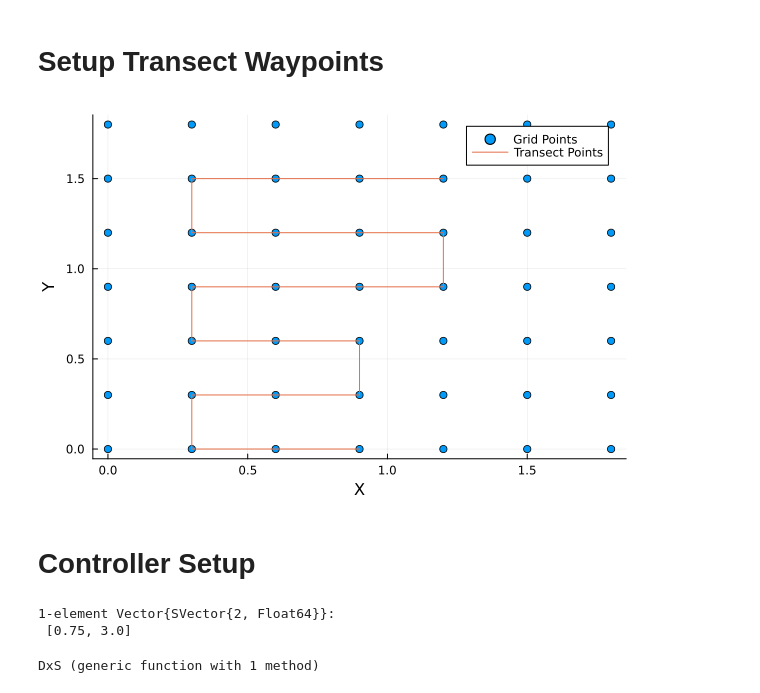
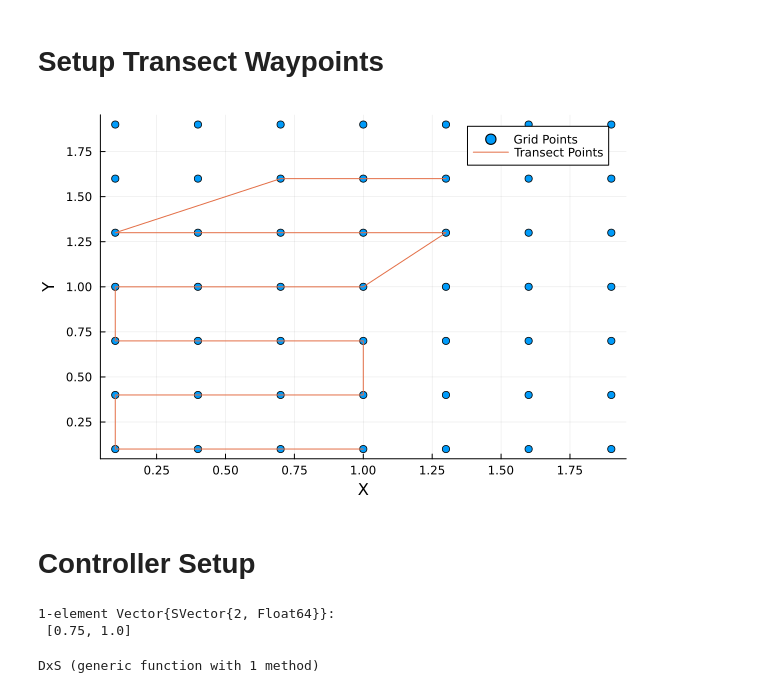
Before and after one commit to dasc-lab/adaptive-ocean-exploration-sim, a Jupyter notebook: lakedata_sim/20241115_transect.ipynb, the cells around one changed output. Saved outputs shown, nothing was run; the diff lists cells and outputs as text; code cells hidden in the pictures.

Commit message:
Working transect sim

```diff
--- a/lakedata_sim/20241115_transect.ipynb
+++ b/lakedata_sim/20241115_transect.ipynb
@@ -125,14 +125,14 @@ Plots.AnimatedGif("C:\\Users\\kavin\\AppData\\Local\\Temp\\jl_XA54R8lcvI.gif")
 # %% [markdown]
 # Setup Transect Waypoints
 # %%
-transect_xs = 0:0.3:2;
-transect_ys = 0:0.3:2;
+transect_xs = 0.1:0.3:2;
+transect_ys = 0.1:0.3:2;
 pts = vec([[x, y] for x in transect_xs, y in transect_ys]);
 transect_pts = Transects.create_points(pts);
 scatter([p[1] for p in pts], [p[2] for p in pts], label="Grid Points", xlabel="X", ylabel="Y")
 plot!([p[1] for p in transect_pts], [p[2] for p in transect_pts], label="Transect Points")
 # %% [output]
-[figure, old version]
+[figure, new version]
 # %% [markdown]
 # Controller Setup
 # %%
@@ -144,10 +144,10 @@ ngp_grid_y = ys
 ngpkf_grid = NGPKF.NGPKFGrid(ngp_grid_x, ngp_grid_y, kern)
 
 # ASV Start Location
-x0s = [@SVector[0.75, 3.0] for i=1:1]
+x0s = [@SVector[0.75, 1.0] for i=1:1]
 # %% [output]
 1-element Vector{SVector{2, Float64}}:
- [0.75, 3.0]
+ [0.75, 1.0]
 # %%
 target_q = 0.95
 
```
Also changed, not shown: parts of 6 cells of this notebook, 14 other files.
